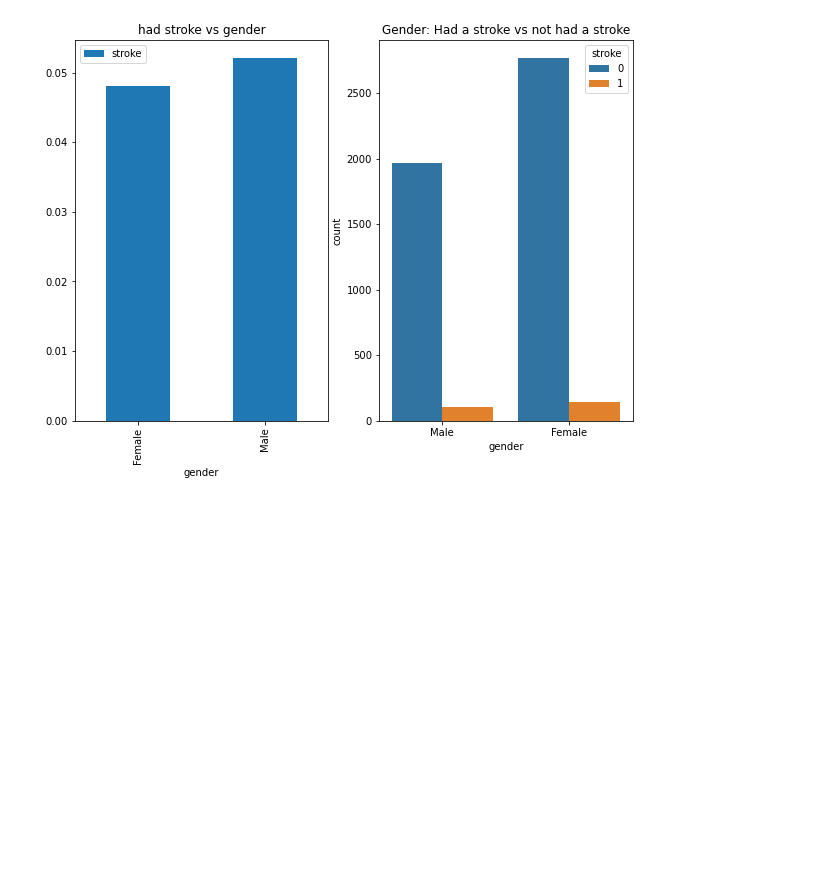
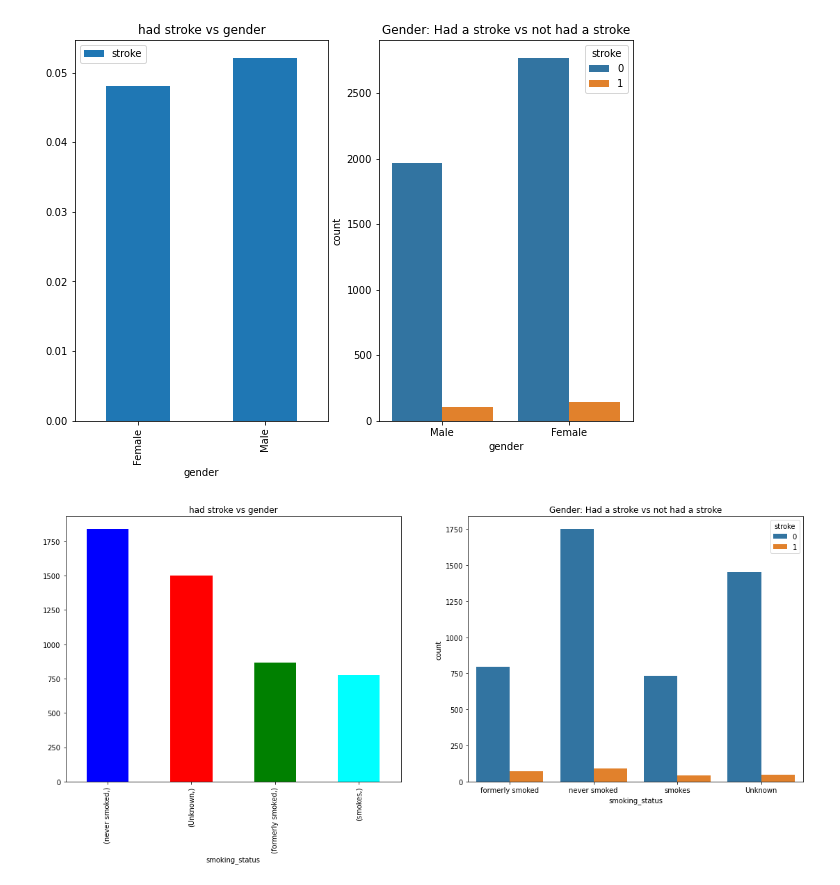
Before and after one commit to Japu90/Data-analytiikkaPortfolio, a Jupyter notebook: Brain Stroke Dataset.ipynb, the cells around one changed output. Drawn from its saved outputs; the diff is of its cells as text; code cells hidden in the pictures; blank space fills up the shorter version.

Commit message:
Update Brain Stroke Dataset.ipynb
some plotting

```diff
--- a/Brain Stroke Dataset.ipynb
+++ b/Brain Stroke Dataset.ipynb
@@ -66,3 +66,12 @@ ax[1].set_title('Gender: Had a stroke vs not had a stroke')
 plt.show()
 # %% [output]
 [figure]
+# %%
+f, ax = plt.subplots(1,2, figsize=(19,7))
+df[["smoking_status"]].value_counts().plot.bar(color=['blue', 'red', 'green', 'cyan'], ax=ax[0])
+ax[0].set_title('had stroke vs gender')
+sns.countplot("smoking_status", hue='stroke', data=df, ax=ax[1])
+ax[1].set_title('Gender: Had a stroke vs not had a stroke')
+plt.show()
+# %% [output]
+[figure, added]
```
Also changed, not shown: parts of 1 cell of this notebook.
